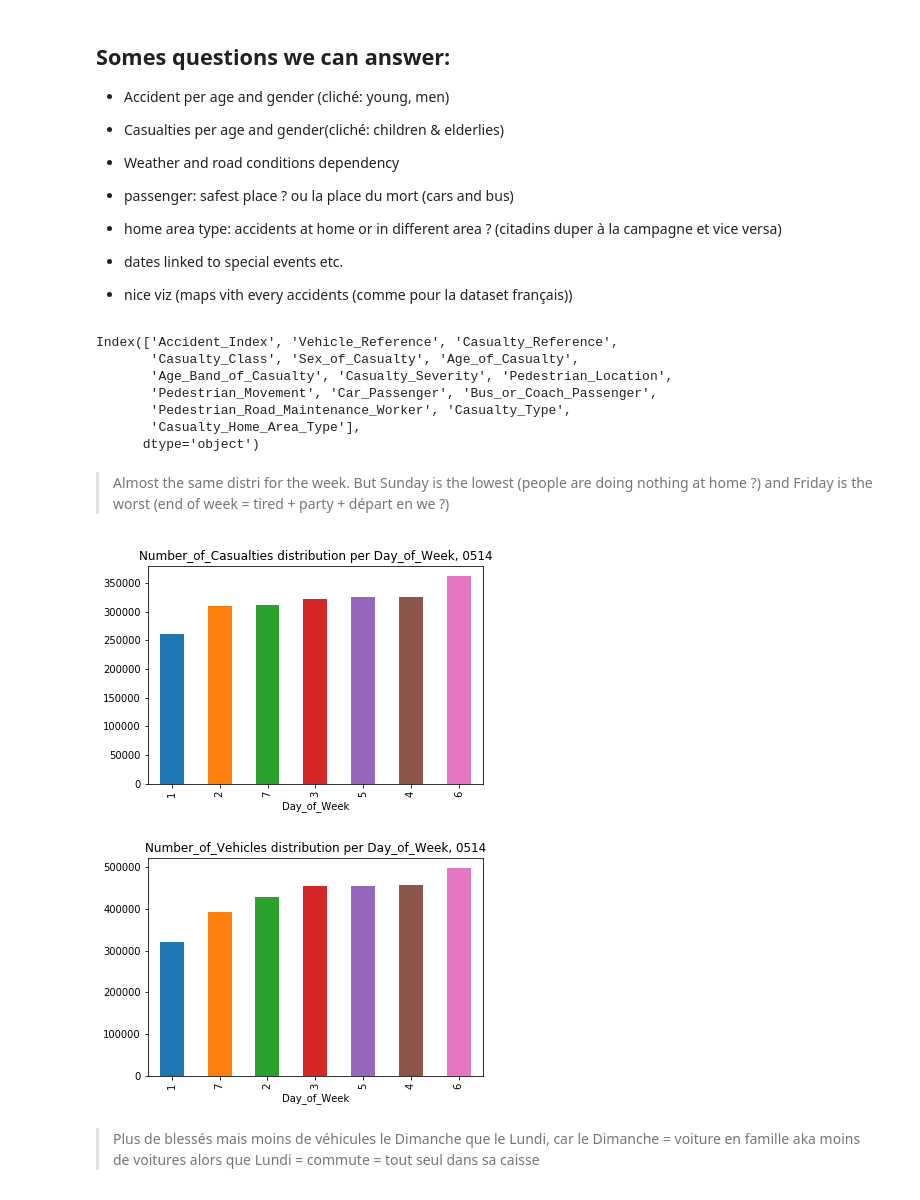
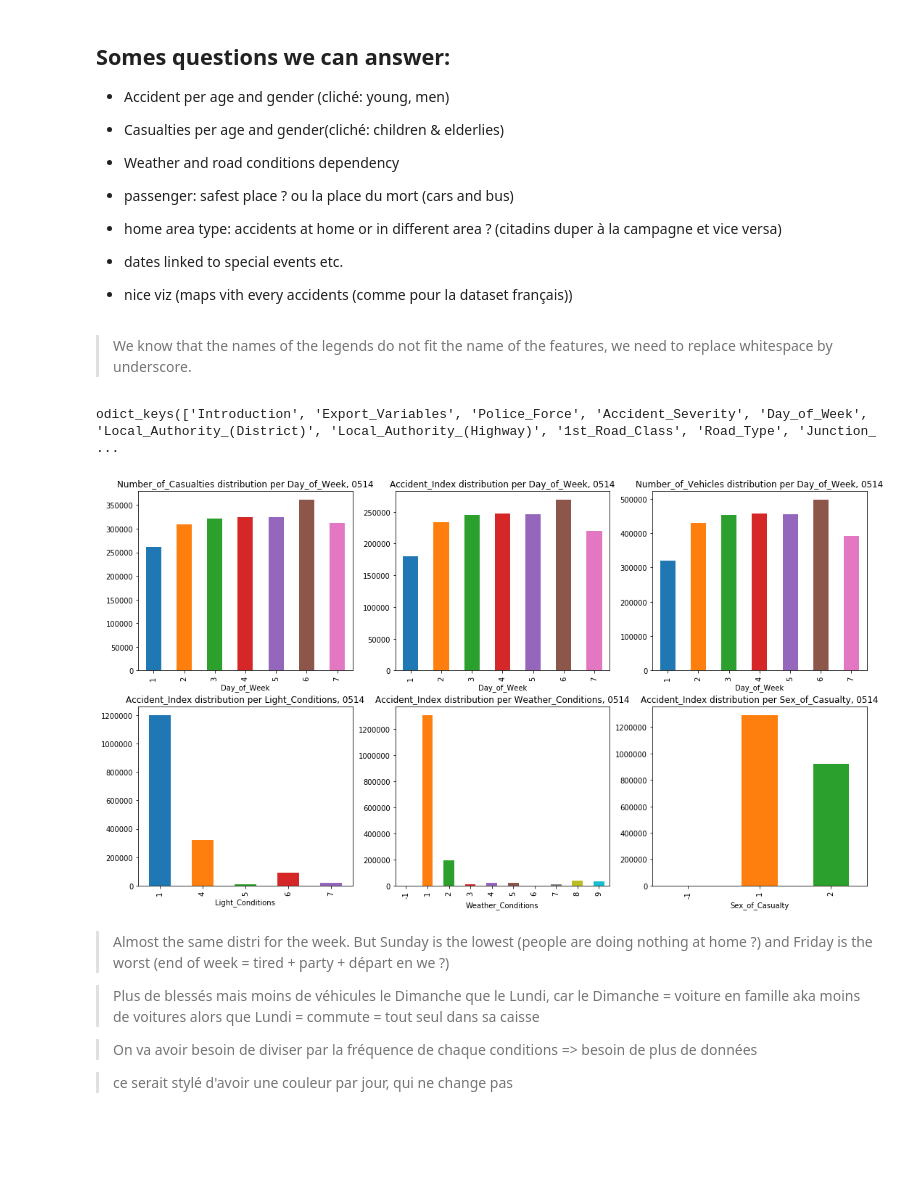
Before and after one commit to Eagleseb/survive-your-commuting, a Jupyter notebook: Milestone2.ipynb, the cells around one changed output. Cells and saved outputs as stored; diff of their text form; code cells hidden in the pictures; blank space fills up the shorter version.

```diff
--- a/Milestone2.ipynb
+++ b/Milestone2.ipynb
@@ -26,6 +27,7 @@ import numpy as np
 # %%
 #Global
-DATA_FOLDER = './data/Stats19_Data_2005-2014/'
+DATA_FOLDER0514 = './data/Stats19_Data_2005-2014/'
+DATA_FOLDER7904 = './data/Stats19-Data1979-2004/'
 
 #columns we want to extract from the accidents file
 acc_cols = [#Space and time context
@@ -46,6 +48,11 @@ acc_cols = [#Space and time context
             'Urban_or_Rural_Area',
             #'Location_Easting_OSGR','Location_Northing_OSGR', 'LSOA_of_Accident_Location',
            ]
+
+#features legends
+LEGENDS = pd.read_excel(DATA_FOLDER7904 + 'Road-Accident-Safety-Data-Guide-1979-2004.xls',
+                        sheet_name = None,
+                       )
 # %%
 #HELPERS
 
@@ -68,21 +74,10 @@ def plot_distrib(acc, colname, group = "Day_of_Week"):
 # %%
-#load accident sets
+#load data
+if False:
+    accidents = pd.read_csv(DATA_FOLDER0514 + "Accidents0514.csv",
+                            usecols = acc_cols,
+                           parse_dates = [["Date","Time"]],
+                           )
 
-accidents = pd.read_csv(DATA_FOLDER + "Accidents0514.csv",
-                        usecols = acc_cols,
-                                },
-                       parse_dates = [["Date","Time"]],
-                       )
-
-casualties = pd.read_csv(DATA_FOLDER + "Casualties0514.csv",
-                        )
+    casualties = pd.read_csv(DATA_FOLDER0514 + "Casualties0514.csv",
+                            )
-# %%
-casualties.columns
-# %% [output]
-Index(['Accident_Index', 'Vehicle_Reference', 'Casualty_Reference',
-       'Casualty_Class', 'Sex_of_Casualty', 'Age_of_Casualty',
-       'Age_Band_of_Casualty', 'Casualty_Severity', 'Pedestrian_Location',
-       'Pedestrian_Movement', 'Car_Passenger', 'Bus_or_Coach_Passenger',
-       'Pedestrian_Road_Maintenance_Worker', 'Casualty_Type',
-       'Casualty_Home_Area_Type'],
-      dtype='object')
@@ -92,12 +84,29 @@ plot_distrib(accidents, "Accident_Index")
+# %% [markdown]
+> We know that the names of the legends do not fit the name of the features, we need to replace whitespace by underscore.
+# %%
+#modify legend names to match with df features
+for k in [k for k in LEGENDS.keys()]:
+    LEGENDS[k.replace(' ', '_')] = LEGENDS.pop(k)
+
+LEGENDS.keys()
+# %% [output]
+odict_keys(['Introduction', 'Export_Variables', 'Police_Force', 'Accident_Severity', 'Day_of_Week', 'Local_Authority_(District)', 'Local_Authority_(Highway)', '1st_Road_Class', 'Road_Type', 'Junction_ ...
+# %%
+#Weekly distribution
+fig, axes = plt.subplots(2, 3, figsize=(18, 10))
+plot_distrib(accidents, colname = "Number_of_Casualties", ax = axes[0][0])
+plot_distrib(accidents, ax = axes[0][1])
+plot_distrib(accidents, colname = "Number_of_Vehicles", ax = axes[0][2])
+plot_distrib(accidents, group = "Light_Conditions", ax = axes[1][0])
+plot_distrib(accidents, group = "Weather_Conditions", ax = axes[1][1])
+plot_distrib(casualties, group = "Sex_of_Casualty", ax = axes[1][2])
+# %% [output]
+[figure, added]
 # %% [markdown]
 > Almost the same distri for the week. But Sunday is the lowest (people are doing nothing at home ?) and Friday is the worst (end of week = tired + party + départ en we ?)
+
+> Plus de  blessés mais moins de véhicules le Dimanche que le Lundi, car le Dimanche = voiture en famille aka moins de voitures alors que Lundi = commute = tout seul dans sa caisse
+
+> On va avoir besoin de diviser par la fréquence de chaque conditions => besoin de plus de données
+
+> ce serait stylé d'avoir une couleur par jour, qui ne change pas
-# %%
-plot_distrib(accidents, "Number_of_Casualties")
-# %% [output]
-[figure, removed]
-# %%
-plot_distrib(accidents, "Number_of_Vehicles")
-# %% [output]
-[figure, removed]
-# %% [markdown]
-> Plus de  blessés mais moins de véhicules le Dimanche que le Lundi, car le Dimanche = voiture en famille aka moins de voitures alors que Lundi = commute = tout seul dans sa caisse
```
Also changed, not shown: parts of 9 cells of this notebook.
